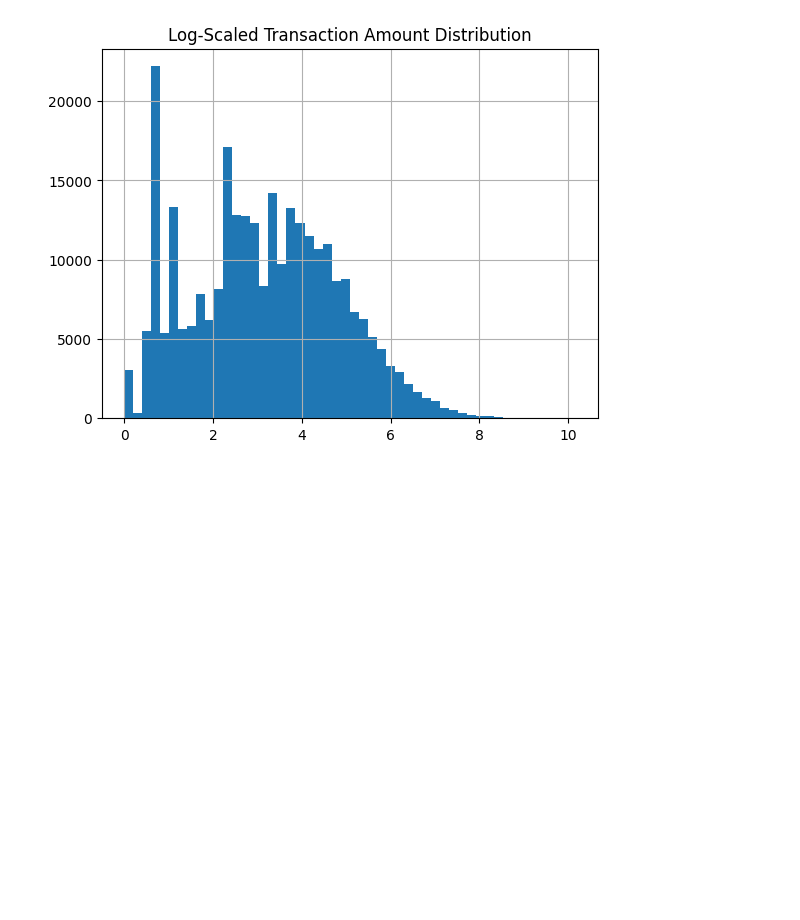
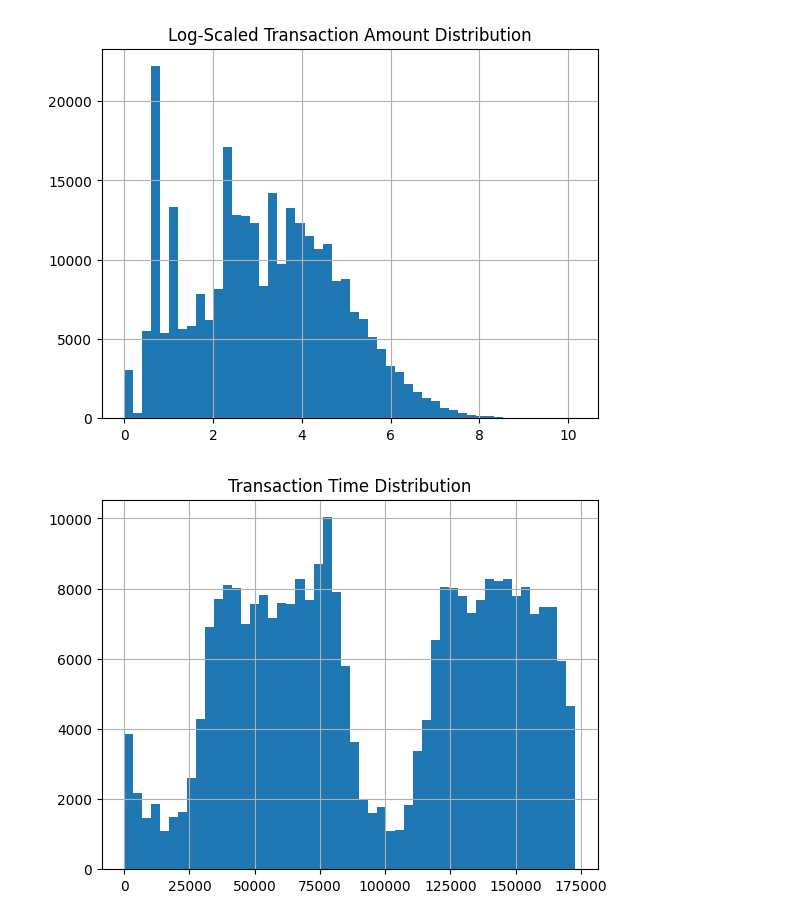
Before and after one commit to Feven777/detection-of-fraud-cases-for-e-commerce-and-bank-transactions, a Jupyter notebook: notebooks/eda-credit-data.ipynb, the cells around one changed output. Saved outputs shown, nothing was run; the diff lists cells and outputs as text; code cells hidden in the pictures; blank space fills up the shorter version.

Commit message:
observe time variation

```diff
--- a/notebooks/eda-credit-data.ipynb
+++ b/notebooks/eda-credit-data.ipynb
@@ -97,3 +97,9 @@ plt.title("Log-Scaled Transaction Amount Distribution")
 plt.show()
 # %% [output]
 [figure]
+# %%
+credit_df['Time'].hist(bins=50)
+plt.title("Transaction Time Distribution")
+plt.show()
+# %% [output]
+[figure, added]
```
